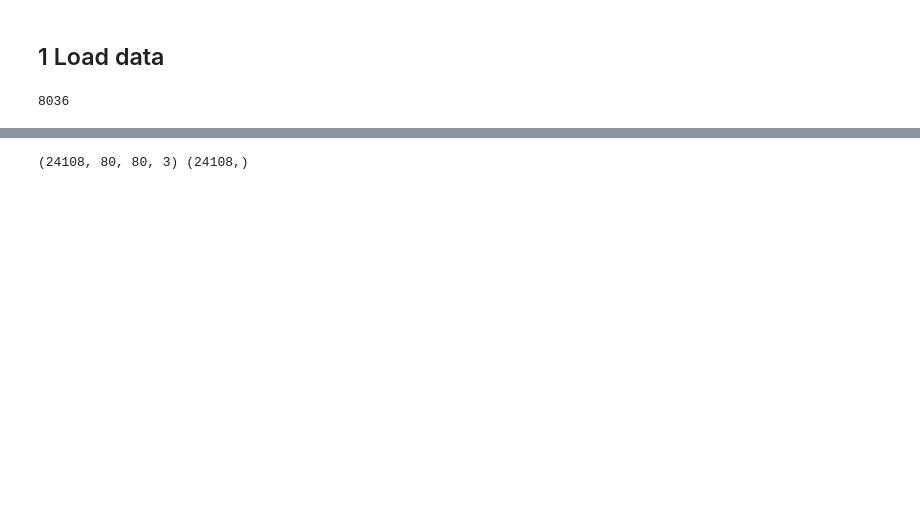
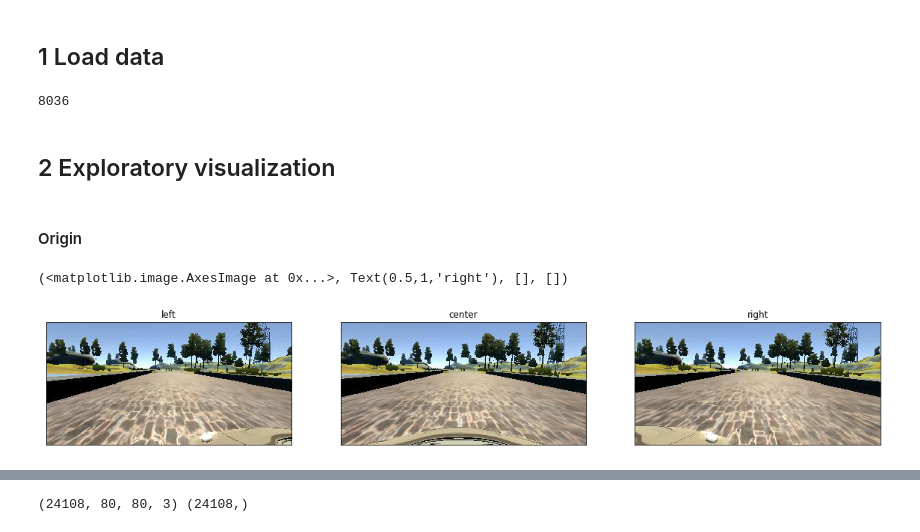
Before and after one commit to liferlisiqi/Bebavioral-Cloning, a Jupyter notebook: pre-process.ipynb, the cells around one changed output, grey strips where cells are left out. Drawn from its saved outputs; the diff is of its cells as text; code cells hidden in the pictures; blank space fills up the shorter version.

```diff
--- a/pre-process.ipynb
+++ b/pre-process.ipynb
@@ -20,3 +22,25 @@ with open('./sample_data/data/driving_log.csv') as sample_file:
 print(len(lines))
 # %% [output]
 8036
+# %% [markdown]
+## 2 Exploratory visualization
+# %% [markdown]
+#### Origin
+# %%
+index = random.randint(0, len(lines))
+center_path = './sample_data/data/IMG/' + lines[0][0].split('/')[-1]
+left_path = './sample_data/data/IMG/' + lines[0][1].split('/')[-1]
+right_path = './sample_data/data/IMG/' + lines[0][2].split('/')[-1]
+center_img = plt.imread(center_path)
+left_img = plt.imread(left_path)
+right_img = plt.imread(right_path)
+
+fig, axes = plt.subplots(1, 3 ,figsize=(20, 8))
+axes[0].imshow(left_img),axes[0].set_title('left'),axes[0].set_xticks([]), axes[0].set_yticks([])
+axes[1].imshow(center_img),axes[1].set_title('center'),axes[1].set_xticks([]), axes[1].set_yticks([])
+axes[2].imshow(right_img),axes[2].set_title('right'),axes[2].set_xticks([]), axes[2].set_yticks([])
+
+# plt.savefig('./result images/rgb.jpg')
+# %% [output]
+(<matplotlib.image.AxesImage at 0x...>, Text(0.5,1,'right'), [], [])
+[figure, added]
```
Also changed, not shown: parts of 8 cells of this notebook, 19 other files.
